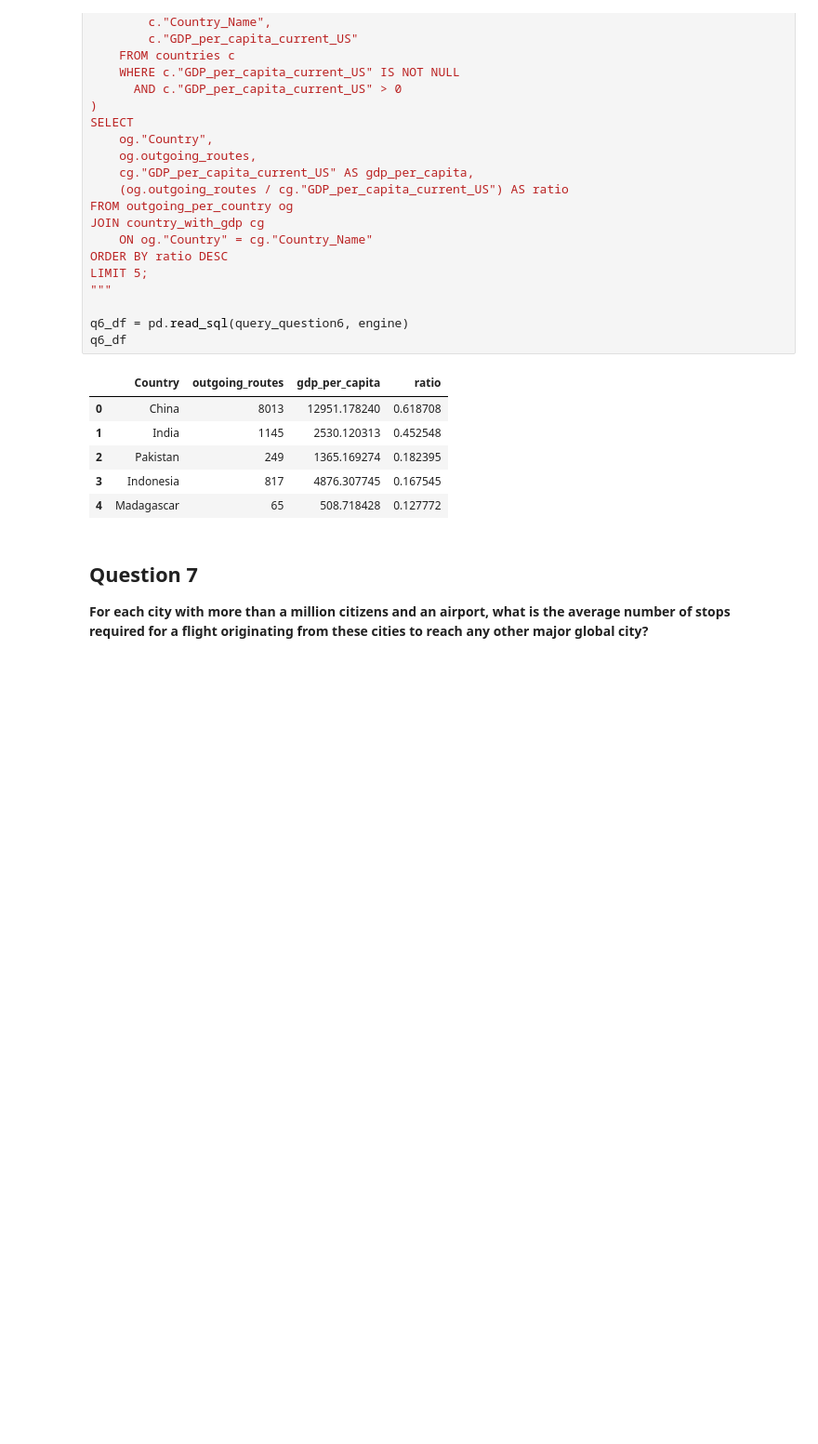
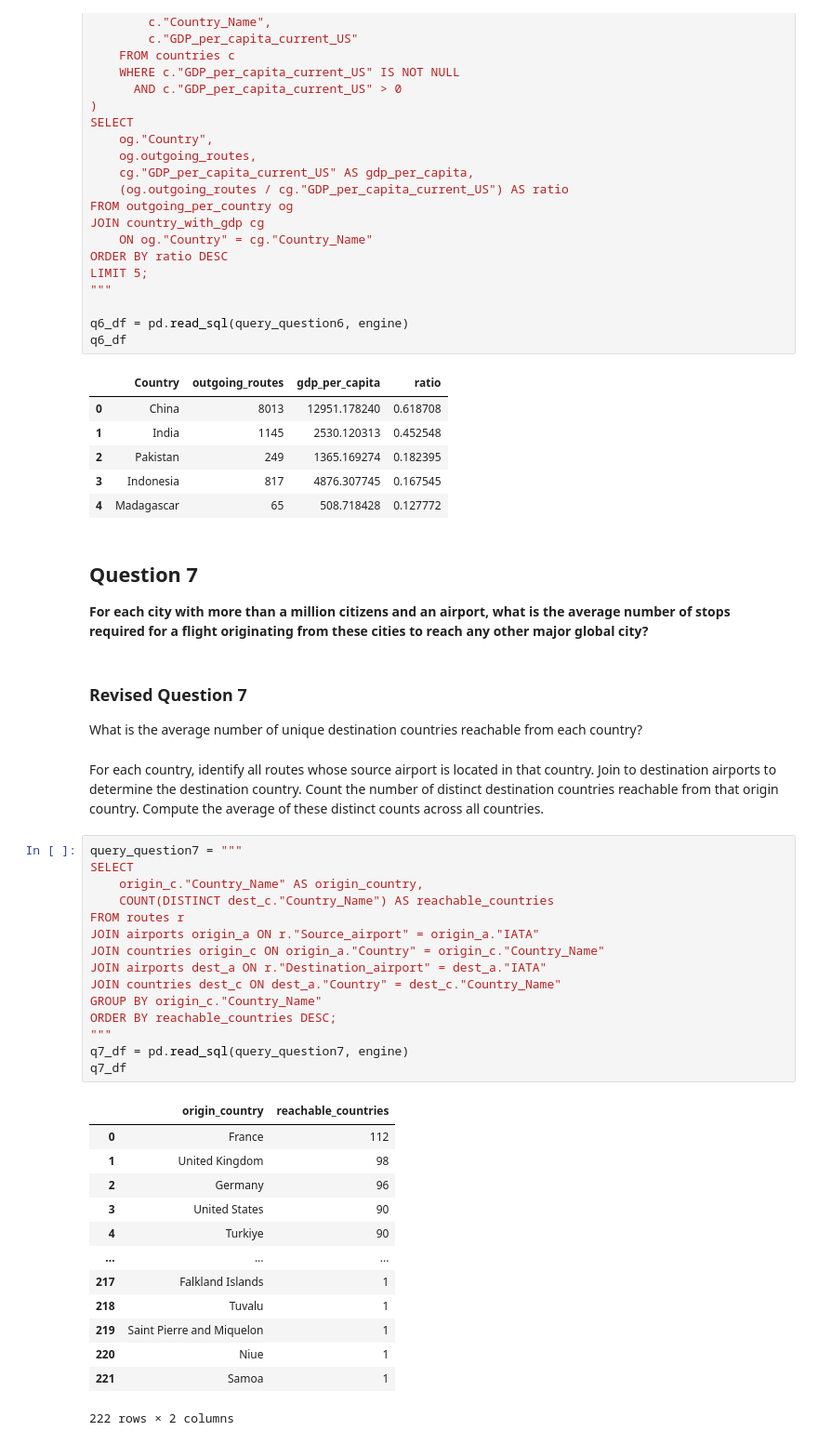
Before and after one commit to Penguinbeanie/database_assigment_airtraffic, a Jupyter notebook: results/databases_questions.ipynb, the cells around one changed output. Shown: that part at 93% size. Cells and saved outputs as stored; diff of their text form; blank space fills up the shorter version.

```diff
--- a/results/databases_questions.ipynb
+++ b/results/databases_questions.ipynb
@@ -467,3 +466,41 @@ q6_df
 ## Question 7
 
 **For each city with more than a million citizens and an airport, what is the average number of stops required for a flight originating from these cities to reach any other major global city?**
+# %% [markdown]
+### Revised Question 7
+
+What is the average number of unique destination countries reachable from each country?
+# %% [markdown]
+For each country, identify all routes whose source airport is located in that country.
+Join to destination airports to determine the destination country.
+Count the number of distinct destination countries reachable from that origin country.
+Compute the average of these distinct counts across all countries.
+# %%
+query_question7 = """
+SELECT
+    origin_c."Country_Name" AS origin_country,
+    COUNT(DISTINCT dest_c."Country_Name") AS reachable_countries
+FROM routes r
+JOIN airports origin_a ON r."Source_airport" = origin_a."IATA"
+JOIN countries origin_c ON origin_a."Country" = origin_c."Country_Name"
+JOIN airports dest_a ON r."Destination_airport" = dest_a."IATA"
+JOIN countries dest_c ON dest_a."Country" = dest_c."Country_Name"
+GROUP BY origin_c."Country_Name"
+ORDER BY reachable_countries DESC;
+"""
+q7_df = pd.read_sql(query_question7, engine)
+q7_df
+# %% [output]
+|  | origin_country | reachable_countries |
+| 0 | France | 112 |
+| 1 | United Kingdom | 98 |
+| 2 | Germany | 96 |
+| 3 | United States | 90 |
+| 4 | Turkiye | 90 |
+| ... | ... | ... |
+| 217 | Falkland Islands | 1 |
+| 218 | Tuvalu | 1 |
+| 219 | Saint Pierre and Miquelon | 1 |
+| 220 | Niue | 1 |
+| 221 | Samoa | 1 |
+222 rows × 2 columns
```
Also changed, not shown: parts of 12 cells of this notebook, 1 other file.
